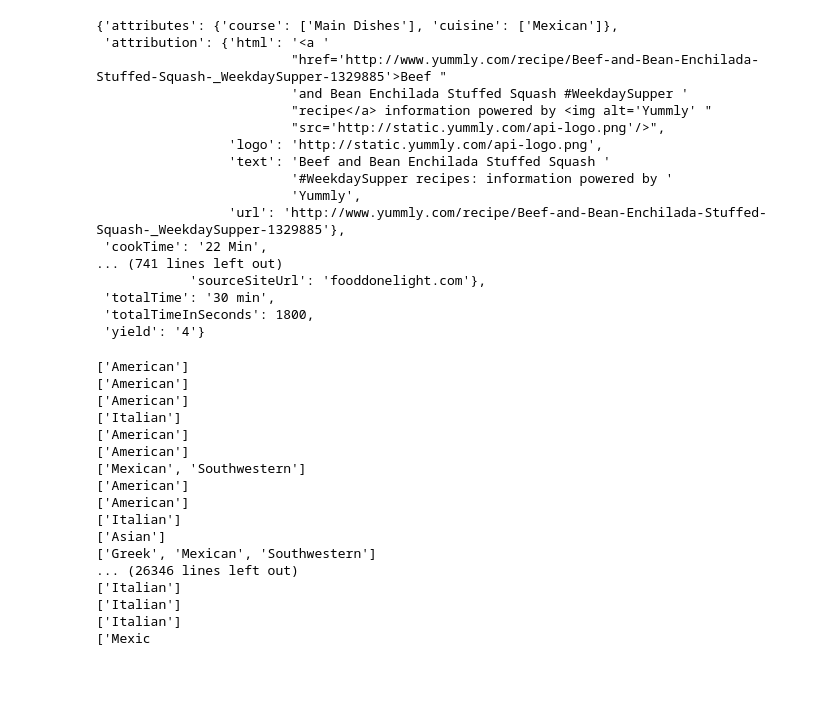
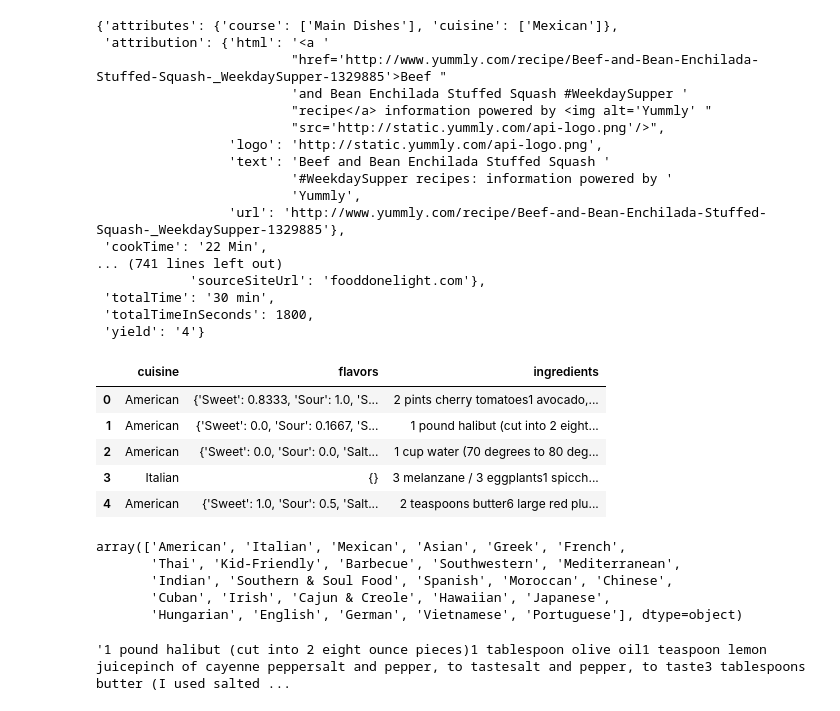
Before and after one commit to finnqiao/food_user_matching, a Jupyter notebook: Yummly_ Analysis.ipynb, the cells around one changed output. Saved outputs shown, nothing was run; the diff lists cells and outputs as text; code cells hidden in the pictures; blank space fills up the shorter version.

Commit message:
adding more cuisines

```diff
--- a/Yummly_ Analysis.ipynb
+++ b/Yummly_ Analysis.ipynb
@@ -5,6 +5,6 @@ import json
 from pprint import pprint
 import os
 # %%
-data = json.load(open('metadata27638/meta02133.json'))
-print(data['attributes']['cuisine'])
+data = json.load(open('metadata27638/meta00001.json'))
+print(data['attributes']['cuisine'][0])
 # %% [output]
@@ -40,31 +40,35 @@ pprint(data)
 # %%
 cuisines = []
 flavors = []
 ingredients = []
 for filename in os.listdir('metadata27638'):
     if filename.endswith('.json'):
         data = json.load(open('metadata27638/'+filename))
-        print(data['attributes']['cuisine'])
-        cuisines.append(data['attributes']['cuisine'])
+        cuisines.append(data['attributes']['cuisine'][0])
         flavors.append(data['flavors'])
-        ingredients.append(data['ingredientLines'])
+        ingredientStr = ''
+        for ingred in data['ingredientLines']:
+            ingredientStr = ingredientStr + ingred
+        ingredients.append(ingredientStr)
 
-df = pd.DataFrame({'cuisine':cuisines,'flavo'})
+df = pd.DataFrame({'cuisine':cuisines,'flavors':flavors,'ingredients':ingredients})
+df.head()
 # %% [output]
-['American']
-['American']
-['American']
-['Italian']
-['American']
-['American']
-['Mexican', 'Southwestern']
-['American']
-['American']
-['Italian']
-['Asian']
-['Greek', 'Mexican', 'Southwestern']
-... (26346 lines left out)
-['Italian']
-['Italian']
-['Italian']
-['Mexic
+|  | cuisine | flavors | ingredients |
+| 0 | American | {'Sweet': 0.8333, 'Sour': 1.0, 'S... | 2 pints cherry tomatoes1 avocado,... |
+| 1 | American | {'Sweet': 0.0, 'Sour': 0.1667, 'S... | 1 pound halibut (cut into 2 eight... |
+| 2 | American | {'Sweet': 0.0, 'Sour': 0.0, 'Salt... | 1 cup water (70 degrees to 80 deg... |
+| 3 | Italian | {} | 3 melanzane / 3 eggplants1 spicch... |
+| 4 | American | {'Sweet': 1.0, 'Sour': 0.5, 'Salt... | 2 teaspoons butter6 large red plu... |
+# %%
+df['cuisine'].unique()
+# %% [output]
+array(['American', 'Italian', 'Mexican', 'Asian', 'Greek', 'French',
+       'Thai', 'Kid-Friendly', 'Barbecue', 'Southwestern', 'Mediterranean',
+       'Indian', 'Southern & Soul Food', 'Spanish', 'Moroccan', 'Chinese',
+       'Cuban', 'Irish', 'Cajun & Creole', 'Hawaiian', 'Japanese',
+       'Hungarian', 'English', 'German', 'Vietnamese', 'Portuguese'], dtype=object)
+# %%
+df['ingredients'][1]
+# %% [output]
+'1 pound halibut (cut into 2 eight ounce pieces)1 tablespoon olive oil1 teaspoon lemon juicepinch of cayenne peppersalt and pepper, to tastesalt and pepper, to taste3 tablespoons butter (I used salted ...
```
Also changed, not shown: parts of 3 cells of this notebook, 2 other files.
